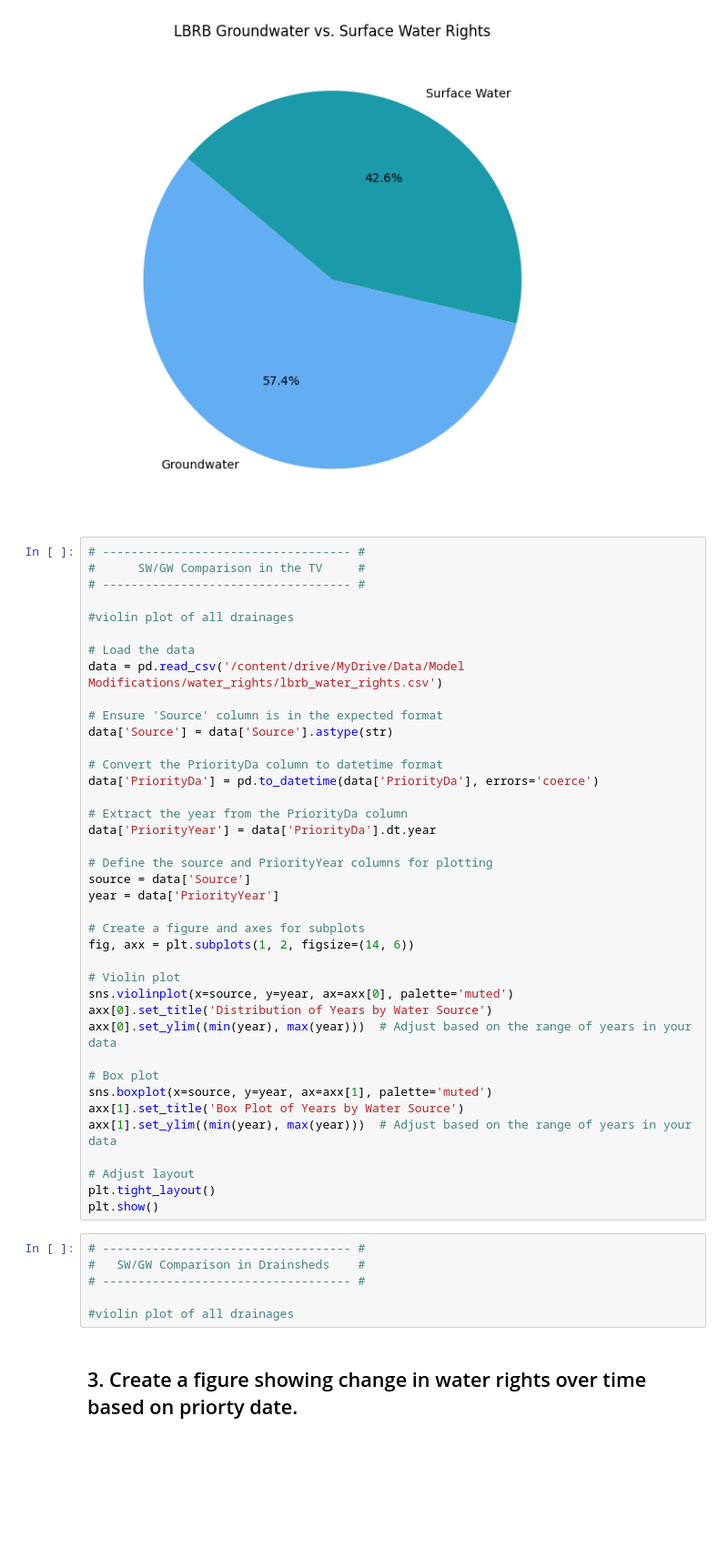
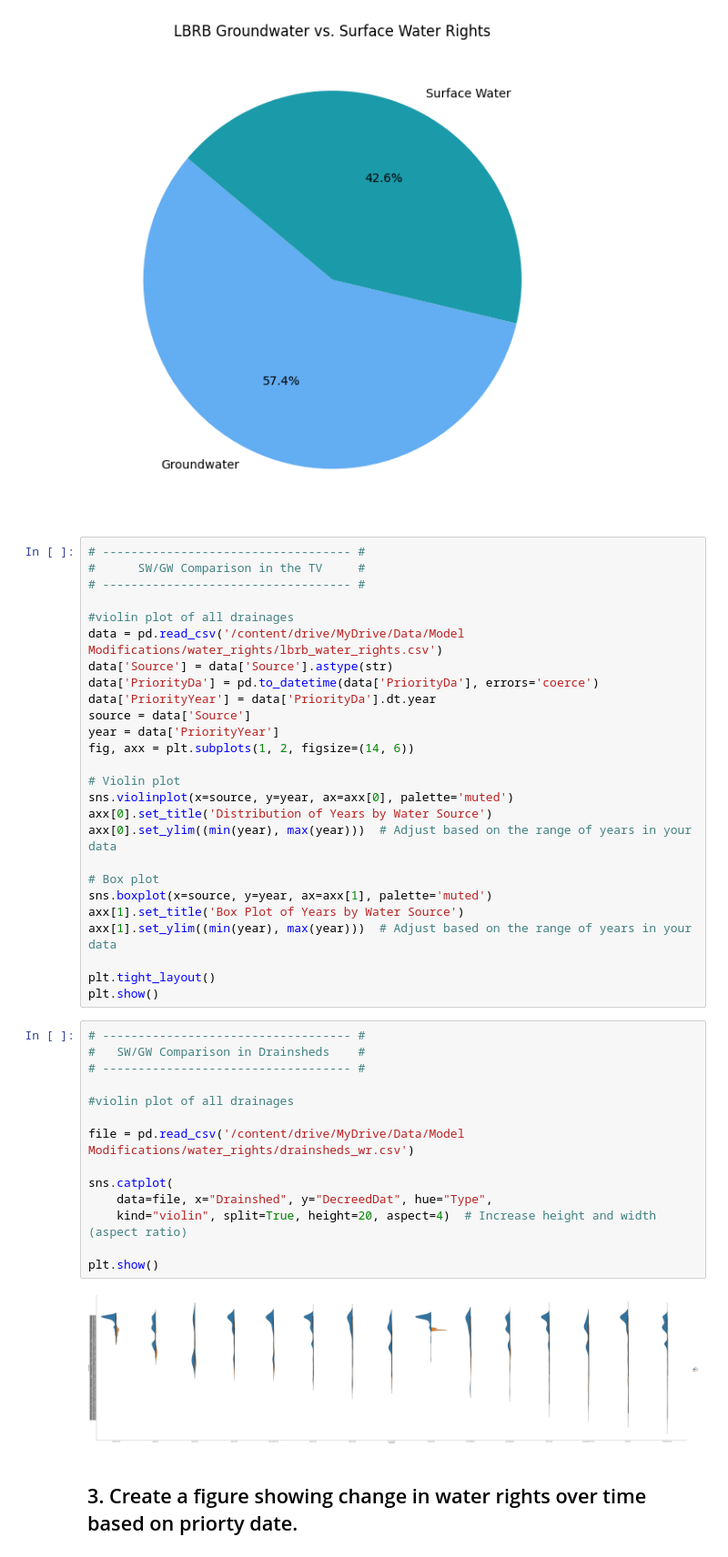
Before and after one commit to carlibeisel/Drains_Lower_Boise_River, a Jupyter notebook: *water_rights.ipynb, the cells around one changed output. Shown at 91% size. Saved outputs shown, nothing was run; the diff lists cells and outputs as text; blank space fills up the shorter version.

```diff
--- a/*water_rights.ipynb
+++ b/*water_rights.ipynb
@@ -197,24 +379,12 @@ plt.show()
 # ----------------------------------- #
 
 #violin plot of all drainages
-
-# Load the data
 data = pd.read_csv('/content/drive/MyDrive/Data/Model Modifications/water_rights/lbrb_water_rights.csv')
-
-# Ensure 'Source' column is in the expected format
 data['Source'] = data['Source'].astype(str)
-
-# Convert the PriorityDa column to datetime format
 data['PriorityDa'] = pd.to_datetime(data['PriorityDa'], errors='coerce')
-
-# Extract the year from the PriorityDa column
 data['PriorityYear'] = data['PriorityDa'].dt.year
-
-# Define the source and PriorityYear columns for plotting
 source = data['Source']
 year = data['PriorityYear']
-
-# Create a figure and axes for subplots
 fig, axx = plt.subplots(1, 2, figsize=(14, 6))
 
 # Violin plot
@@ -227,15 +397,24 @@ sns.boxplot(x=source, y=year, ax=axx[1], palette='muted')
 axx[1].set_title('Box Plot of Years by Water Source')
 axx[1].set_ylim((min(year), max(year)))  # Adjust based on the range of years in your data
 
-# Adjust layout
 plt.tight_layout()
 plt.show()
-# %%
-# ----------------------------------- #
-#   SW/GW Comparison in Drainsheds    #
-# ----------------------------------- #
-
-#violin plot of all drainages
+# %%
+# ----------------------------------- #
+#   SW/GW Comparison in Drainsheds    #
+# ----------------------------------- #
+
+#violin plot of all drainages
+
+file = pd.read_csv('/content/drive/MyDrive/Data/Model Modifications/water_rights/drainsheds_wr.csv')
+
+sns.catplot(
+    data=file, x="Drainshed", y="DecreedDat", hue="Type",
+    kind="violin", split=True, height=20, aspect=4)  # Increase height and width (aspect ratio)
+
+plt.show()
+# %% [output]
+[figure, added]
 # %% [markdown]
 ## 3. Create a figure showing change in water rights over time based on priorty date.
 # %%
```
Also changed, not shown: parts of 11 cells of this notebook.
